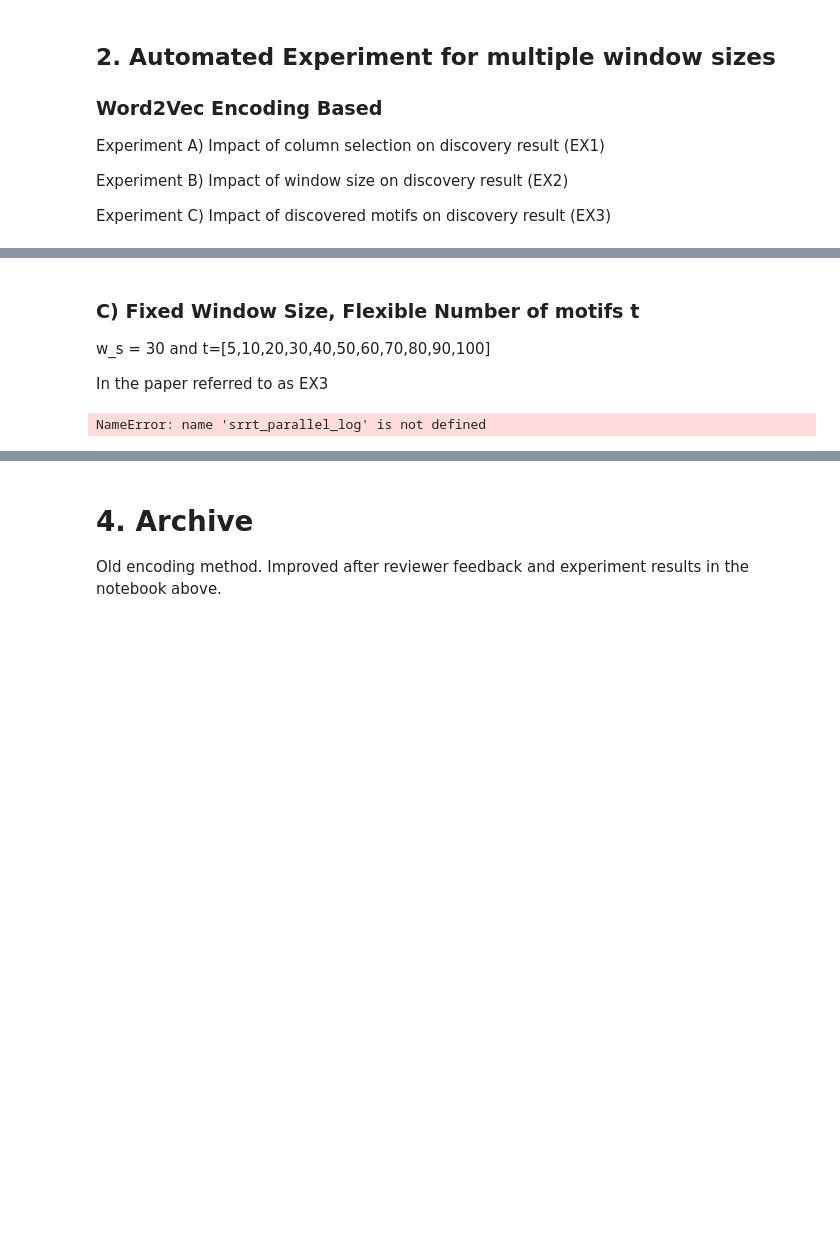
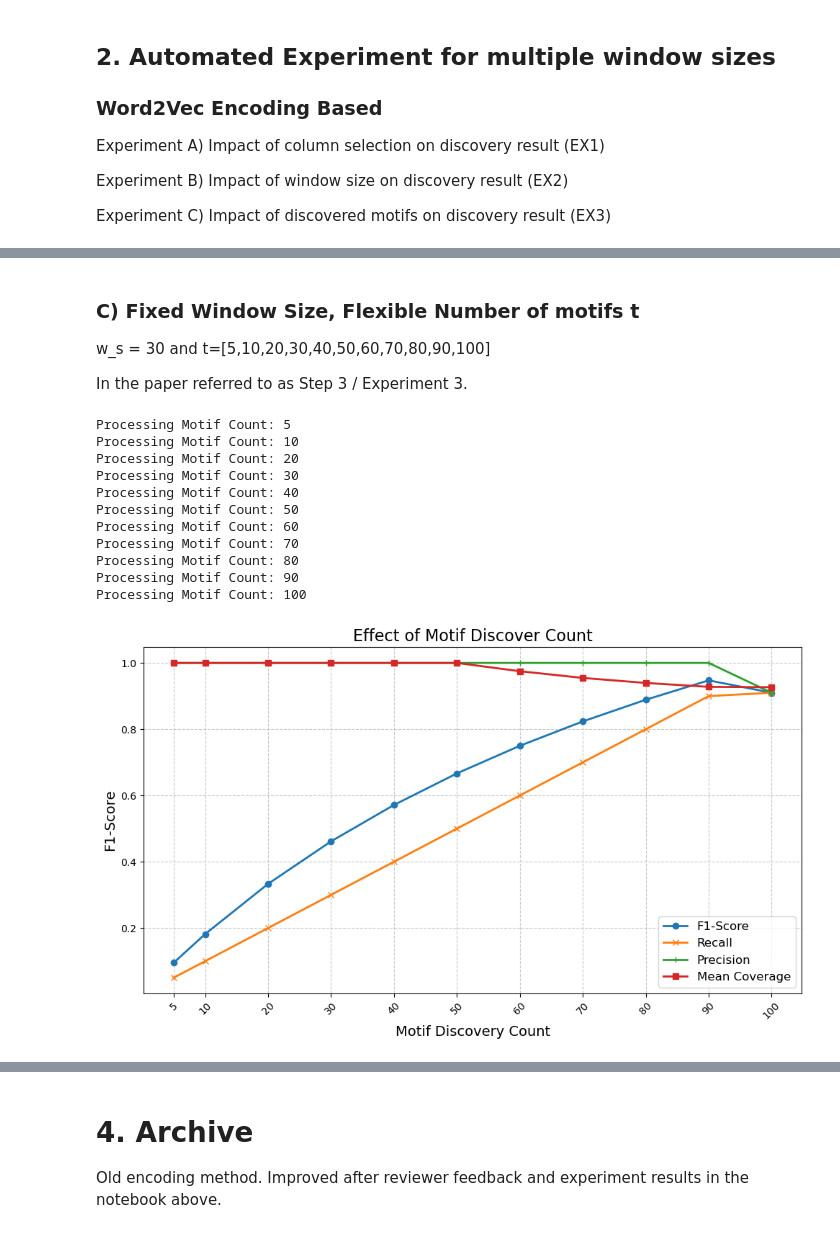
Before and after one commit to thohenadl/TimeSeriesInRPM, a Jupyter notebook: BPM_Tech_Forum.ipynb, the cells around one changed output, grey strips where cells are left out. Cells and saved outputs as stored; diff of their text form; code cells hidden in the pictures; blank space fills up the shorter version.

```diff
--- a/BPM_Tech_Forum.ipynb
+++ b/BPM_Tech_Forum.ipynb
@@ -526,7 +528,7 @@ Processing size: 68
 
 w_s = 30 and t=[5,10,20,30,40,50,60,70,80,90,100]
 
-In the paper referred to as EX3
+In the paper referred to as Step 3 / Experiment 3.
 # %%
 # ---- Inputs ----
 # Select the log to discover motifs from
@@ -540,6 +542,9 @@ ContextColumns = ["targetApp","eventType","url","target.workbookName","target.sh
 
 size = 30
 threshold = 0.8
+
+# If set to true, the experiment results will be saved to the folder "ExperimentResult"
+save_experiment_to_folder = True
 
 #########################
 # ---- Do not change ----
@@ -560,11 +565,17 @@ ground_truth_sum = len(groundTruth)
 results = []
 
 # ---- Main loop ----
-discoverable_motifs = [5,10,20,30,40,50,60,70,80,90,100]
+discoverable_motifs = [10,20,30,40,50,60,70,80,90,100]
 discovery_repeat = False
+
+# ---- Calculate the matrix profil once ----
+# This is a performance optimization to avoid recalculating it in each loop
+time_series_data, p_mult_matrix_profil, i_multi_motif_indexes = util.util.compute_matrix_profile(ui_log_encoded_w2v, size=size)
+
+# ---- Loop through the discoverable motifs ----
 for NumberOfMotifsToDiscover in discoverable_motifs:
     print(f"Processing Motif Count: {NumberOfMotifsToDiscover}")
-    motif_distances, motif_indices, motif_subspaces, motif_mdls = util.util.mine_w2v(ui_log_encoded_w2v,size,NumberOfMotifsToDiscover)
+    motif_distances, motif_indices, motif_subspaces, motif_mdls = util.util.extract_motifs(time_series_data, p_mult_matrix_profil, i_multi_motif_indexes, NumberOfMotifsToDiscover)
 
     discovered_set = set(motif_indices[0])
     if discovered_set or discovery_repeat:
@@ -600,33 +611,46 @@ for NumberOfMotifsToDiscover in discoverable_motifs:
             'discovered_indexes': set(overlapDF[["groundTruthStart", "groundTruthLength"]].itertuples(index=False, name=None)),
             'discovered_motif_spots': set(discovered_motif_spots),
             'motif_count': NumberOfMotifsToDiscover
         })
         discovery_repeat = False
     else:
         discovery_repeat = True
 
 
 # ---- Save the results ----
 results_df = pd.DataFrame(results)
 timestamp = datetime.now().strftime("%y%m%d_%H%M")
-results_df.to_csv(f'ExperimentResult/NoOfDiscovery-EX3_{log_to_discover_name}_{timestamp}.csv', index=False)
+if save_experiment_to_folder:
+    results_df.to_csv(f'ExperimentResult/NoOfDiscovery-EX3_{log_to_discover_name}_{timestamp}.csv', index=False)
 # print(results_df)
 
 # ---- Plot F1-Score vs Window Size ----
 plt.figure(figsize=(10, 6))
 plt.plot(results_df['motif_count'], results_df['f1_score'], marker='o', linewidth=2, label='F1-Score')
 plt.plot(results_df['motif_count'], results_df['recall'], marker='x', linewidth=2, label='Recall')
 plt.plot(results_df['motif_count'], results_df['precision'], marker='+', linewidth=2, label='Precision')
 plt.plot(results_df['motif_count'], results_df['mean_coverage'], marker='s', linewidth=2, label='Mean Coverage')
 
 plt.title('Effect of Motif Discover Count', fontsize=16)
 plt.xlabel('Motif Discovery Count', fontsize=14)
 plt.ylabel('F1-Score', fontsize=14)
 plt.xticks(results_df['motif_count'], rotation=45)
 plt.grid(True, linestyle='--', alpha=0.7)
 plt.tight_layout()
 plt.legend(fontsize=12)
 # ---- Save to file ----
-plt.savefig(f"ExperimentResult/NoOfDiscovery-EX3_{log_to_discover_name}_plot_{timestamp}.png", dpi=300, bbox_inches='tight')
+if save_experiment_to_folder:
+    plt.savefig(f"ExperimentResult/NoOfDiscovery-EX3_{log_to_discover_name}_plot_{timestamp}.png", dpi=300, bbox_inches='tight')
 # %% [output]
-NameError: name 'srrt_parallel_log' is not defined
+Processing Motif Count: 5
+Processing Motif Count: 10
+Processing Motif Count: 20
+Processing Motif Count: 30
+Processing Motif Count: 40
+Processing Motif Count: 50
+Processing Motif Count: 60
+Processing Motif Count: 70
+Processing Motif Count: 80
+Processing Motif Count: 90
+Processing Motif Count: 100
+[figure, added]
```
Also changed, not shown: parts of 11 cells of this notebook, 10 other files.
